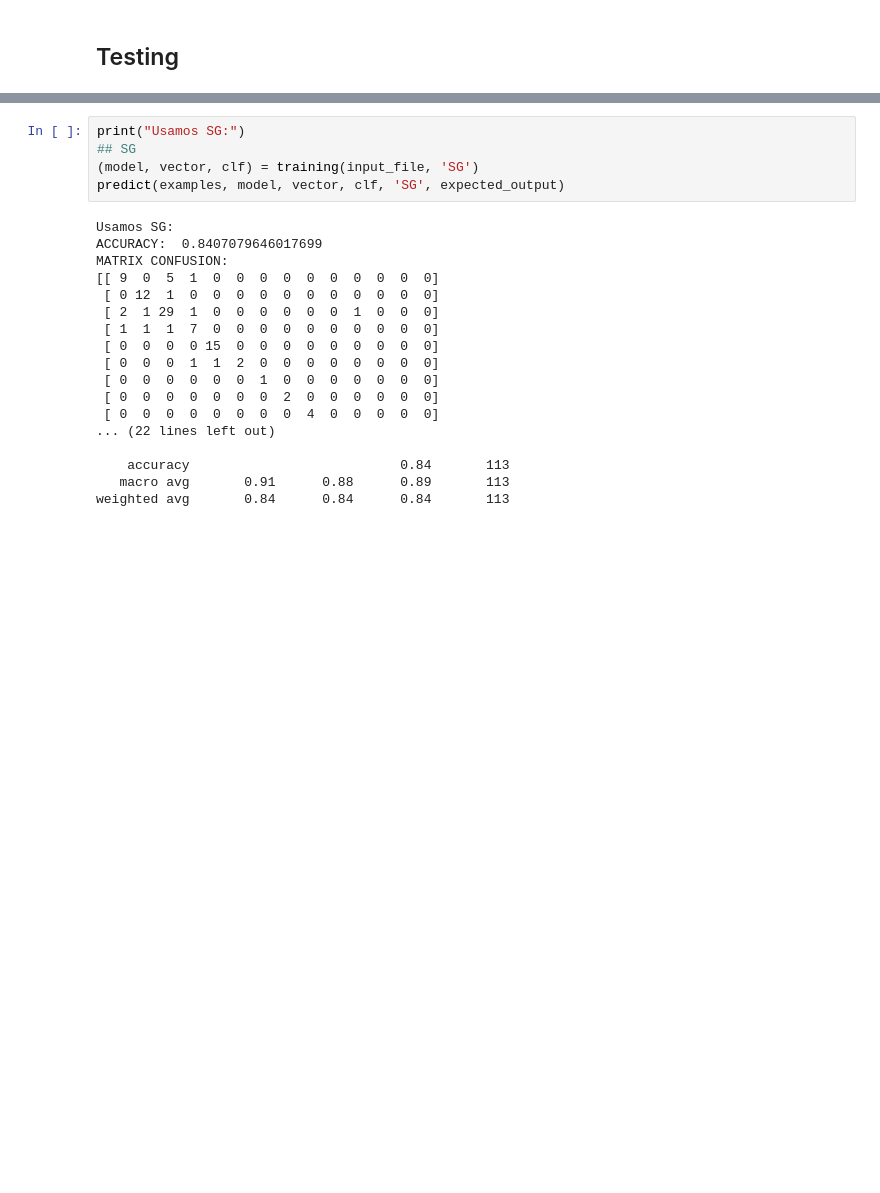
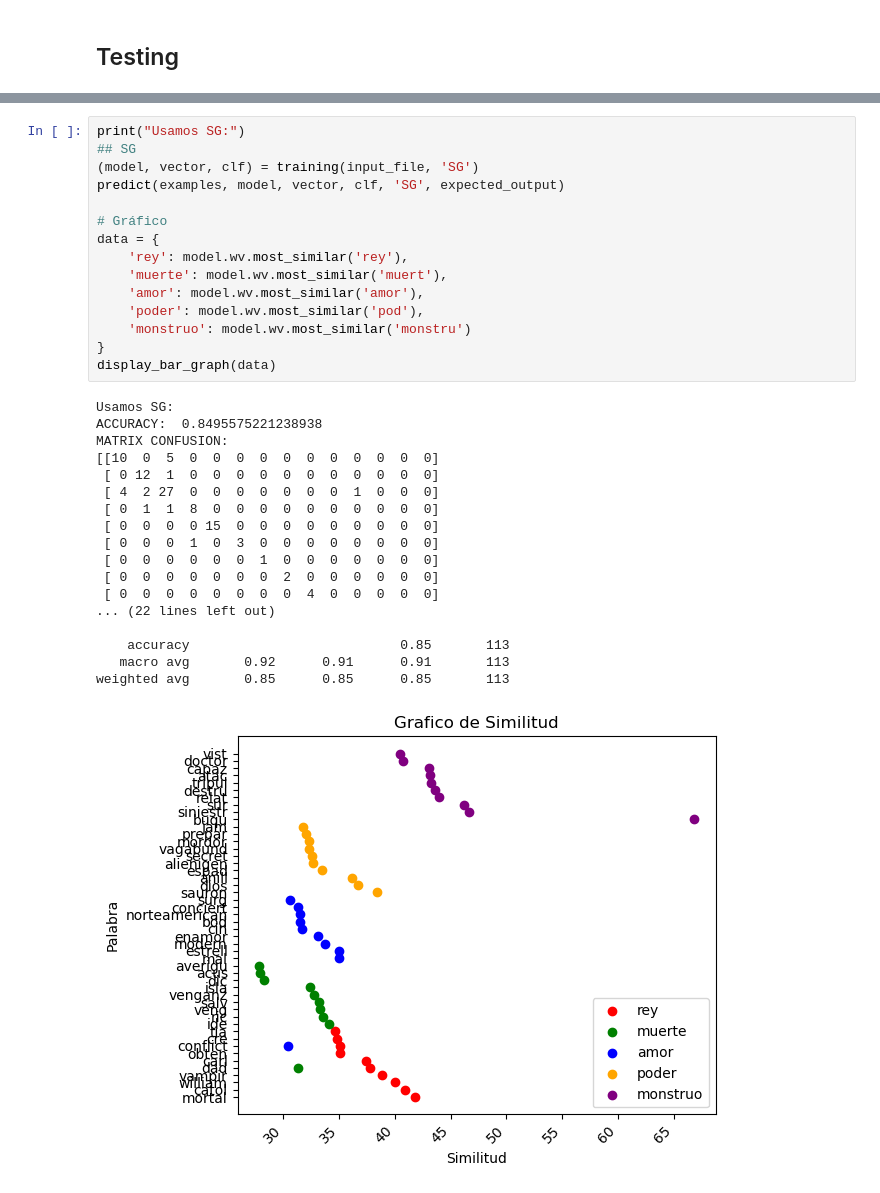
Before and after one commit to Moffinguer/IA-word2vec, a Jupyter notebook: src/trainingModel.ipynb, the cells around one changed output, grey strips where cells are left out. Saved outputs shown, nothing was run; the diff lists cells and outputs as text; blank space fills up the shorter version.

```diff
--- a/src/trainingModel.ipynb
+++ b/src/trainingModel.ipynb
@@ -269,23 +301,34 @@ weighted avg       0.81      0.80      0.79       113
 # %%
 print("Usamos SG:")
 ## SG
 (model, vector, clf) = training(input_file, 'SG')
 predict(examples, model, vector, clf, 'SG', expected_output)
+
+# Gráfico
+data = {
+    'rey': model.wv.most_similar('rey'),
+    'muerte': model.wv.most_similar('muert'),
+    'amor': model.wv.most_similar('amor'),
+    'poder': model.wv.most_similar('pod'),
+    'monstruo': model.wv.most_similar('monstru')
+}
+display_bar_graph(data)
 # %% [output]
 Usamos SG:
-ACCURACY:  0.8407079646017699
+ACCURACY:  0.8495575221238938
 MATRIX CONFUSION:
-[[ 9  0  5  1  0  0  0  0  0  0  0  0  0  0]
+[[10  0  5  0  0  0  0  0  0  0  0  0  0  0]
  [ 0 12  1  0  0  0  0  0  0  0  0  0  0  0]
- [ 2  1 29  1  0  0  0  0  0  0  1  0  0  0]
- [ 1  1  1  7  0  0  0  0  0  0  0  0  0  0]
+ [ 4  2 27  0  0  0  0  0  0  0  1  0  0  0]
+ [ 0  1  1  8  0  0  0  0  0  0  0  0  0  0]
  [ 0  0  0  0 15  0  0  0  0  0  0  0  0  0]
- [ 0  0  0  1  1  2  0  0  0  0  0  0  0  0]
+ [ 0  0  0  1  0  3  0  0  0  0  0  0  0  0]
  [ 0  0  0  0  0  0  1  0  0  0  0  0  0  0]
  [ 0  0  0  0  0  0  0  2  0  0  0  0  0  0]
  [ 0  0  0  0  0  0  0  0  4  0  0  0  0  0]
 ... (22 lines left out)
 
-    accuracy                           0.84       113
-   macro avg       0.91      0.88      0.89       113
-weighted avg       0.84      0.84      0.84       113
+    accuracy                           0.85       113
+   macro avg       0.92      0.91      0.91       113
+weighted avg       0.85      0.85      0.85       113
+[figure, added]
```
Also changed, not shown: parts of 4 cells of this notebook.
